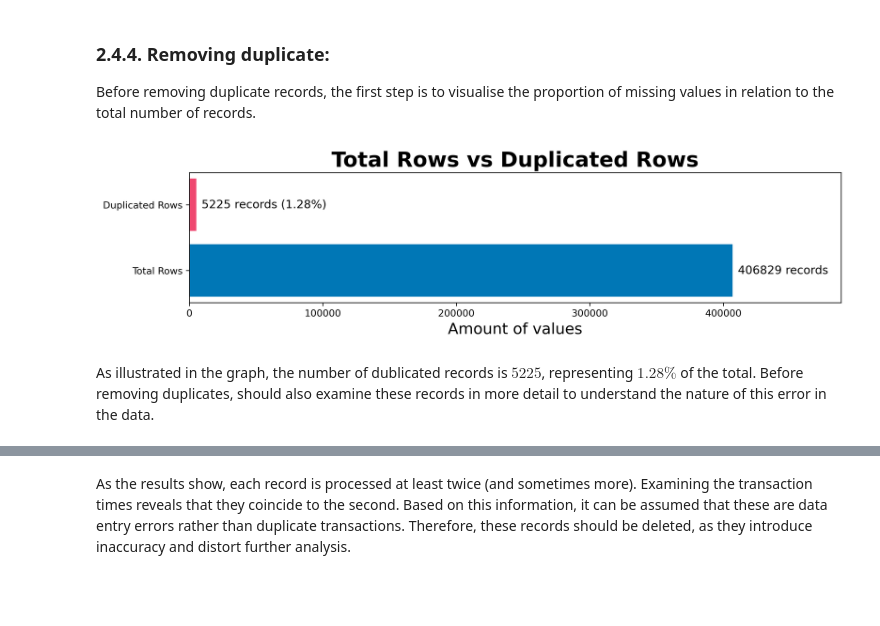
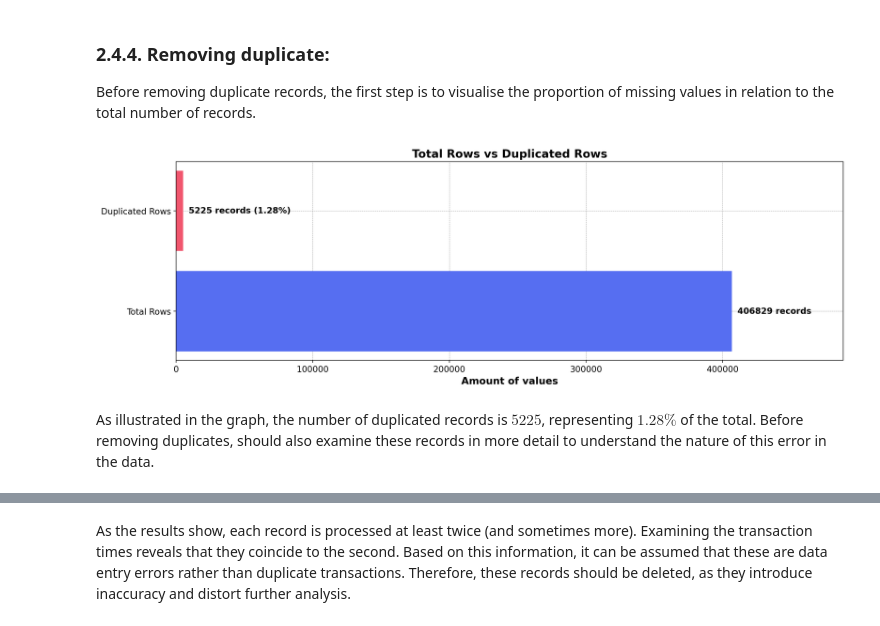
Before and after one commit to RV01011001/project_1-customer-segmentation, a Jupyter notebook: notebooks/02_data_collection_and_cleaning.ipynb, the cells around one changed output, grey strips where cells are left out. Cells and saved outputs as stored; diff of their text form; code cells hidden in the pictures; blank space fills up the shorter version.

```diff
--- a/notebooks/02_data_collection_and_cleaning.ipynb
+++ b/notebooks/02_data_collection_and_cleaning.ipynb
@@ -12,6 +12,9 @@ import pandas as pd # Data processing
 from pathlib import Path
 
 import missingno as msno # Analyze data for missing values
+
+%config InlineBackend.figure_format = 'retina'
+plt.rcParams['font.family'] = 'sans-serif'
 # %% [markdown]
 ## 2.2. Loading the dataset
 # %% [markdown]
@@ -245,21 +257,26 @@ top_10_nan_stocks = nan_descriptions['stock_code'].value_counts().head(10).reset
 top_10_nan_stocks = top_10_nan_stocks.sort_values('count', ascending=True)
 top_10_nan_stocks
 
-fig, ax = plt.subplots(figsize = (15, 6), dpi = 300)
-bars = ax.barh(top_10_nan_stocks['stock_code'], top_10_nan_stocks['count'], color='steelblue')
+#================== plot build =======================
+fig, ax = plt.subplots(figsize = (15, 6), dpi = 100)
+bars = ax.barh(top_10_nan_stocks['stock_code'], top_10_nan_stocks['count'], color = "#566ef1")
 
 for bar in bars:
     width = bar.get_width()
     ax.text(width + (top_10_nan_stocks['count'].max() * 0.01),
             bar.get_y() + bar.get_height()/2,
             f'{int(width)}',
-            va='center', ha='left', fontsize=12)
+            va='center', ha='left', fontweight = 'bold', fontsize = 12)
 
+#================== plot parameters ==================
 #ax.set_xlim([0, top_10_nan_stocks['count'].max() * 1.15])
-ax.set_title('Top 10 Stock Codes with NaN Descriptions', fontweight='bold', fontsize=20)
-ax.set_xlabel('Amount of Missing Descriptions', fontsize=14)
-ax.set_ylabel('Stock Code', fontsize=14)
+ax.set_title('Top 10 Stock Codes with NaN Descriptions', fontweight = 'bold', fontsize = 16)
+ax.set_xlabel('Amount of Missing Descriptions', fontweight = 'bold', fontsize = 14)
+ax.set_ylabel('Stock Code', fontweight = 'bold', fontsize = 14)
 
+ax.set_axisbelow(True)
+ax.grid(alpha = 0.8, color = 'gray', linestyle = '--', linewidth = 0.5)
+ax.tick_params(axis = 'both', labelsize = 12)
 plt.tight_layout()
 plt.show()
 # %% [output]
@@ -313,32 +330,38 @@ Before removing duplicate records, the first step is to visualise the proportion
 # %%
 duplicated_data = df.duplicated().sum()
 dublicated_data_percentage = float((duplicated_data / df.shape[0]) * 100)
 total_rows = df.shape[0]
 
 data_labels = ['Total Rows', 'Duplicated Rows']
 data_values = [total_rows, duplicated_data]
-colors = ['#0077b6', '#ef476f']
-fig, ax = plt.subplots(figsize = (11, 3), dpi = 300)
+colors = ['#566ef1', '#f1566e']
 
+#================== plot build =======================
+fig, ax = plt.subplots(figsize = (15, 5), dpi = 100)
 bars = ax.barh(data_labels, data_values, color = colors)
 
 for i, bar in enumerate(bars):
     value = bar.get_width()
     if i == 0:
         label = f'{value} records'
     else:
         label = f'{value} records ({dublicated_data_percentage:.2f}%)'
-    ax.text(value + 4000, i, label, va = 'center', ha = 'left', fontsize = 12)
+    ax.text(value + 4000, i, label, va = 'center', ha = 'left', fontweight = 'bold', fontsize = 12)
 
+#================== plot parameters ==================
 ax.set_xlim(0, total_rows * 1.2)
-ax.set_title('Total Rows vs Duplicated Rows', fontweight = 'bold', fontsize = 22)
-plt.xlabel('Amount of values', fontsize = 16)
+ax.set_title('Total Rows vs Duplicated Rows', fontweight = 'bold', fontsize = 16)
+plt.xlabel('Amount of values', fontweight = 'bold', fontsize = 14)
+
+ax.set_axisbelow(True)
+ax.grid(alpha = 0.8, color = 'gray', linestyle = '--', linewidth = 0.5)
+ax.tick_params(axis = 'both', labelsize = 12)
 plt.tight_layout()
 plt.show()
 # %% [output]
-[figure, old version]
+[figure, new version]
 # %% [markdown]
-As illustrated in the graph, the number of dublicated records is $5225$, representing $1.28\%$ of the total. Before removing duplicates, should also examine these records in more detail to understand the nature of this error in the data.
+As illustrated in the graph, the number of duplicated records is $5225$, representing $1.28\%$ of the total. Before removing duplicates, should also examine these records in more detail to understand the nature of this error in the data.
 # %%
 duplicate_rows = df[df.duplicated(keep = False)]
 duplicate_rows = duplicate_rows.sort_values(by = ['invoice_number', 'stock_code'])
```
Also changed, not shown: parts of 20 cells of this notebook, 1 other file.
